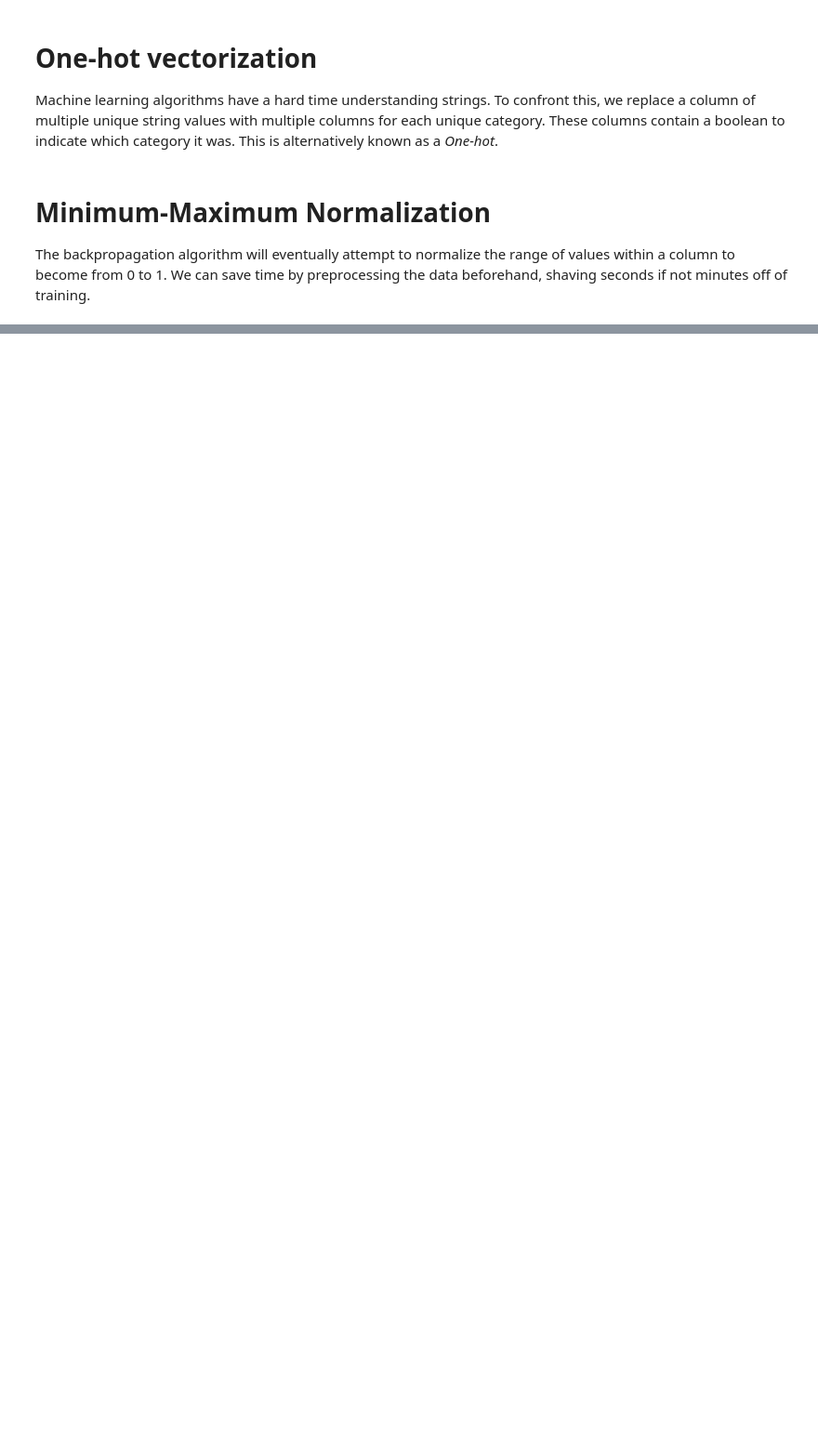
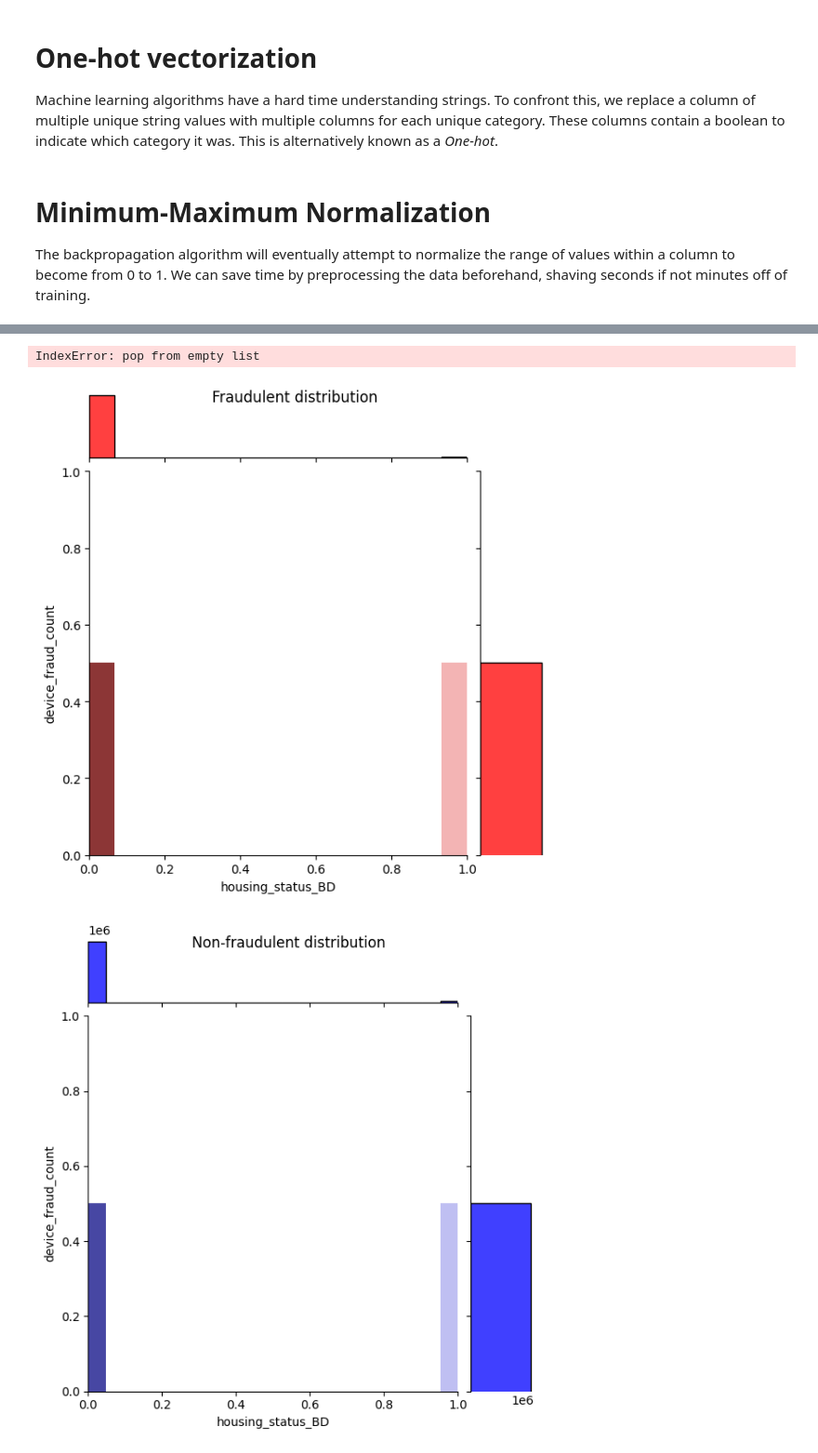
Before and after one commit to emberian/clarkson-cs470, a Jupyter notebook: final_proj/Code.ipynb, the cells around one changed output, grey strips where cells are left out. Shown at 93% size. Drawn from its saved outputs; the diff is of its cells as text; code cells hidden in the pictures; blank space fills up the shorter version.

```diff
--- a/final_proj/Code.ipynb
+++ b/final_proj/Code.ipynb
@@ -32,4 +33,5 @@ _in this project, "label" will refer to column categories, and "data_actual" wil
 # %%
-data = pd.read_csv("Base.csv") # load csv from drive
-classification = data.pop("fraud_bool") # remove classification label from dataset
-labels = data.keys() # get column labels
+parsed_data = pd.read_csv("Base.csv") # load csv from drive
+display(parsed_data[3:10])
+classification = parsed_data["fraud_bool"].astype(np.float32)
+labels = parsed_data.keys()
@@ -75,0 +80,4 @@ for label in labels:
+# %%
+# minimum-maximum normalization
+normalized_features = pd.DataFrame(MinMaxScaler().fit_transform(parsed_data),columns=parsed_data.columns)
+display(normalized_features[3:10])
@@ -120,0 +126,11 @@ Calculate percentage of training dataset that is true and false respectively.
+# %%
+fraud = []
+fraud_not = []
+for rowix,row in normalized_features.iterrows():
+    # faught too hard with pandas to use the boolean column as index
+    if classification[rowix]:
+        fraud.append(row)
+    else:
+        fraud_not.append(row)
+fraud = pd.DataFrame(fraud,columns=normalized_features.columns)
+fraud_not = pd.DataFrame(fraud_not,columns=normalized_features.columns)
@@ -120,0 +139,23 @@ Calculate percentage of training dataset that is true and false respectively.
+# %%
+labelscopy = list(normalized_features.columns)
+random.shuffle(labelscopy)
+# plots two features' distributions on a single plot
+def distribution(dataset, labels, label_0, label_1):
+    args = { 'kind':'hist', 'xlim':(0,1), 'ylim':(0,1) }
+    g1 = sns.jointplot(x=fraud.loc[:,label_0], y=fraud.loc[:,label_1], color = 'red', **args)
+    plt.suptitle("Fraudulent distribution")
+    g2 = sns.jointplot(x=fraud_not.loc[:,label_0], y=fraud_not.loc[:,label_1], color='blue',
+                **args)
+    plt.suptitle("Non-fraudulent distribution")
+
+try:
+    while len(labelscopy) != 0:
+        label_0 = labelscopy.pop()
+        label_1 = labelscopy.pop()
+        distribution(normalized_features, classification, label_0, label_1)
+except IndexError:
+    pass
+# %% [output]
+IndexError: pop from empty list
+[figure, added]
+[figure, added]
```
Also changed, not shown: parts of 34 cells of this notebook.
